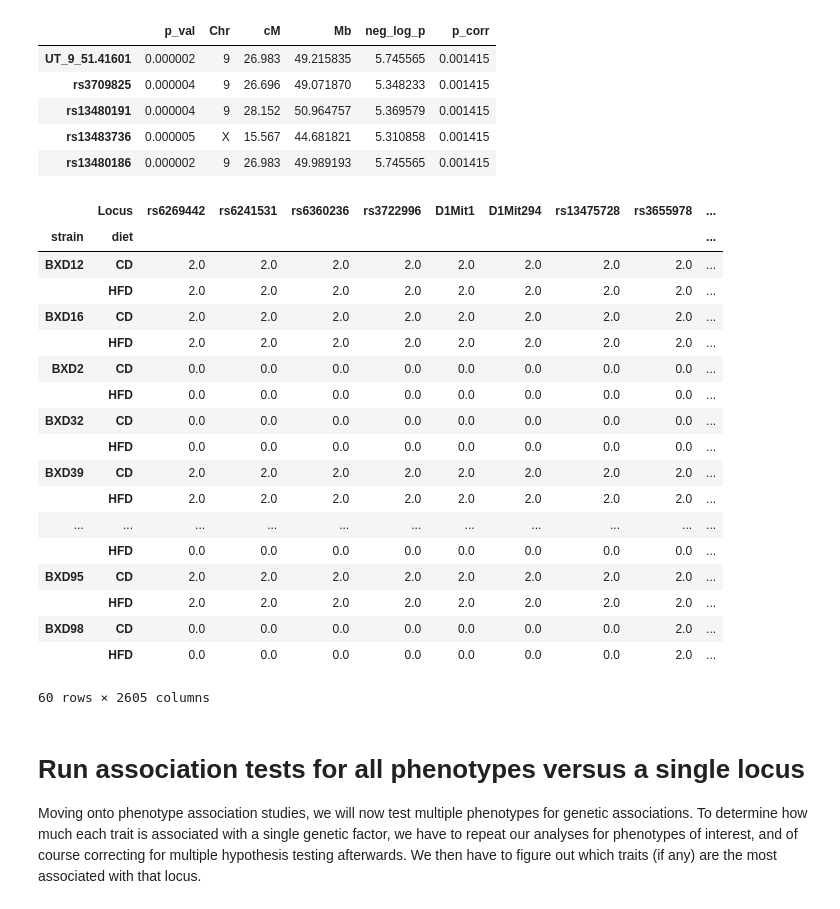
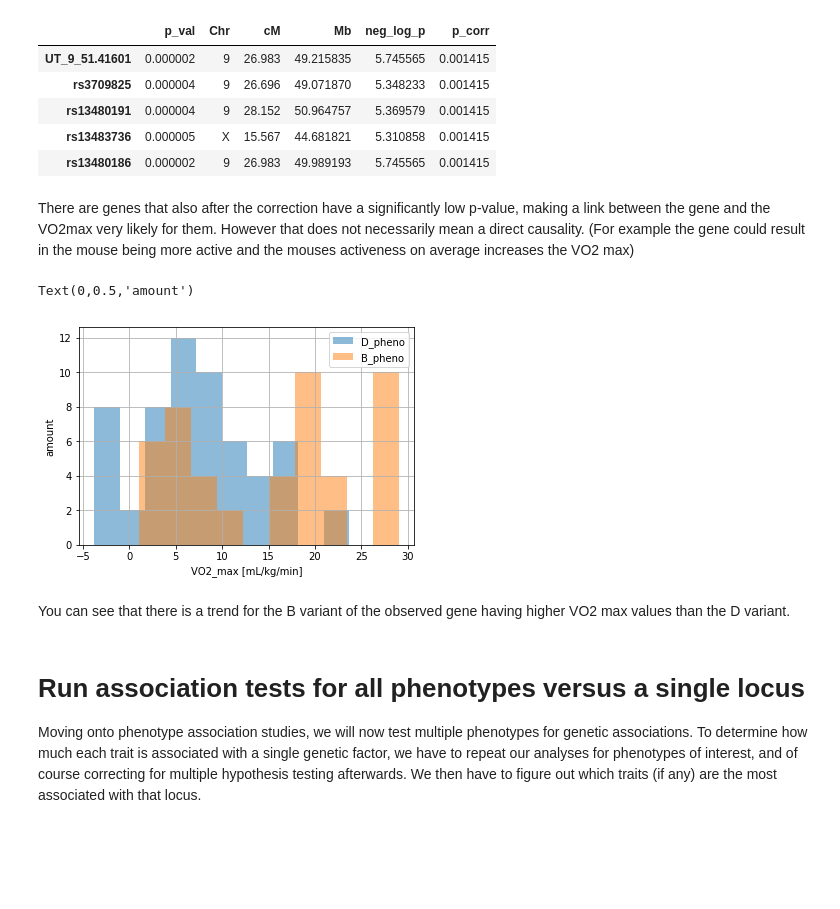
Before and after one commit to Osrip/Integrated_Bioinformatics, a Jupyter notebook: IntegratedBioinformatics/notebooks/Day4_GWAS_Quantitative.ipynb, the cells around one changed output. Saved outputs shown, nothing was run; the diff lists cells and outputs as text; code cells hidden in the pictures; blank space fills up the shorter version.

```diff
--- a/IntegratedBioinformatics/notebooks/Day4_GWAS_Quantitative.ipynb
+++ b/IntegratedBioinformatics/notebooks/Day4_GWAS_Quantitative.ipynb
@@ -249,32 +251,25 @@ display(pear_test_all_sorted_corr.head())
 | rs13480191 | 0.000004 | 9 | 28.152 | 50.964757 | 5.369579 | 0.001415 |
 | rs13483736 | 0.000005 | X | 15.567 | 44.681821 | 5.310858 | 0.001415 |
 | rs13480186 | 0.000002 | 9 | 26.983 | 49.989193 | 5.745565 | 0.001415 |
+# %% [markdown]
+There are genes that also after the correction have a significantly low p-value, making a link between the gene and the VO2max very likely for them. However that does not necessarily mean a direct causality. (For example the gene could result in the mouse being more active and the mouses activeness on average increases the VO2 max)
 # %%
 geno_D = geno[geno['rs13480186'] == 2.0]
 geno_B = geno[geno['rs13480186'] == 0.0]
 D_strains = geno_D.index.tolist()
 B_strains = geno_B.index.tolist()
-pheno()
+D_pheno = pheno_VO2.loc[D_strains,'VO2max_imp']
+B_pheno = pheno_VO2.loc[B_strains,'VO2max_imp']
+D_pheno.hist(alpha = 0.5, label = 'D_pheno')
+B_pheno.hist(alpha = 0.5, label = 'B_pheno')
+plt.legend()
+plt.xlabel('VO2_max [mL/kg/min]')
+plt.ylabel('amount')
 # %% [output]
-|  | Locus | rs6269442 | rs6241531 | rs6360236 | rs3722996 | D1Mit1 | D1Mit294 | rs13475728 | rs3655978 | ... |
-| strain | diet |  |  |  |  |  |  |  |  | ... |
-| BXD12 | CD | 2.0 | 2.0 | 2.0 | 2.0 | 2.0 | 2.0 | 2.0 | 2.0 | ... |
-|  | HFD | 2.0 | 2.0 | 2.0 | 2.0 | 2.0 | 2.0 | 2.0 | 2.0 | ... |
-| BXD16 | CD | 2.0 | 2.0 | 2.0 | 2.0 | 2.0 | 2.0 | 2.0 | 2.0 | ... |
-|  | HFD | 2.0 | 2.0 | 2.0 | 2.0 | 2.0 | 2.0 | 2.0 | 2.0 | ... |
-| BXD2 | CD | 0.0 | 0.0 | 0.0 | 0.0 | 0.0 | 0.0 | 0.0 | 0.0 | ... |
-|  | HFD | 0.0 | 0.0 | 0.0 | 0.0 | 0.0 | 0.0 | 0.0 | 0.0 | ... |
-| BXD32 | CD | 0.0 | 0.0 | 0.0 | 0.0 | 0.0 | 0.0 | 0.0 | 0.0 | ... |
-|  | HFD | 0.0 | 0.0 | 0.0 | 0.0 | 0.0 | 0.0 | 0.0 | 0.0 | ... |
-| BXD39 | CD | 2.0 | 2.0 | 2.0 | 2.0 | 2.0 | 2.0 | 2.0 | 2.0 | ... |
-|  | HFD | 2.0 | 2.0 | 2.0 | 2.0 | 2.0 | 2.0 | 2.0 | 2.0 | ... |
-| ... | ... | ... | ... | ... | ... | ... | ... | ... | ... | ... |
-|  | HFD | 0.0 | 0.0 | 0.0 | 0.0 | 0.0 | 0.0 | 0.0 | 0.0 | ... |
-| BXD95 | CD | 2.0 | 2.0 | 2.0 | 2.0 | 2.0 | 2.0 | 2.0 | 2.0 | ... |
-|  | HFD | 2.0 | 2.0 | 2.0 | 2.0 | 2.0 | 2.0 | 2.0 | 2.0 | ... |
-| BXD98 | CD | 0.0 | 0.0 | 0.0 | 0.0 | 0.0 | 0.0 | 0.0 | 2.0 | ... |
-|  | HFD | 0.0 | 0.0 | 0.0 | 0.0 | 0.0 | 0.0 | 0.0 | 2.0 | ... |
-60 rows × 2605 columns
+Text(0,0.5,'amount')
+[figure, added]
+# %% [markdown]
+You can see that there is a trend for the B variant of the observed gene having higher VO2 max values than the D variant.
 # %% [markdown]
 # Run association tests for all phenotypes versus a single locus
 
```
Also changed, not shown: parts of 2 cells of this notebook.
